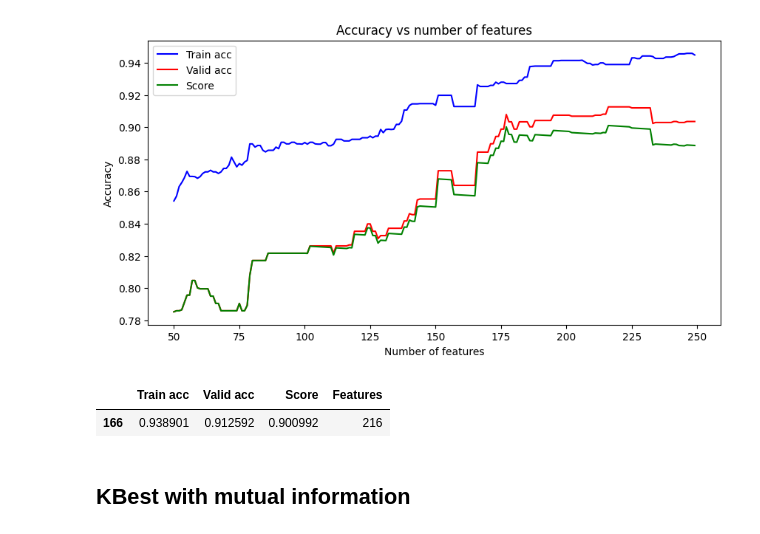
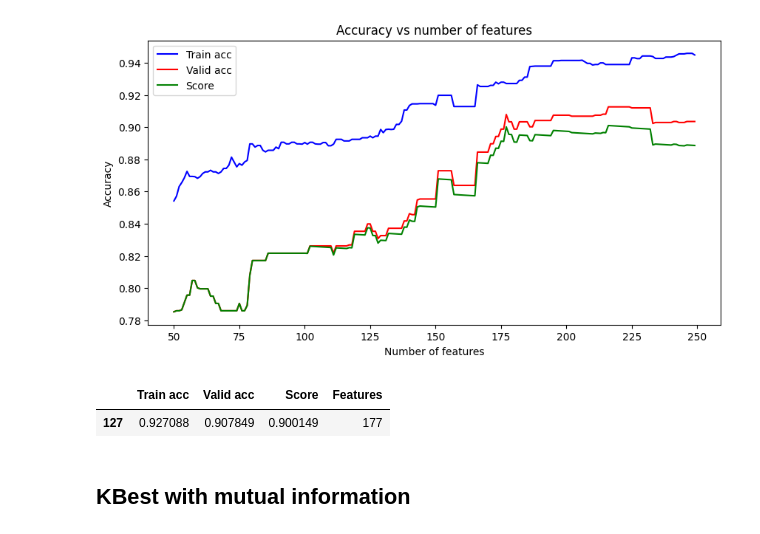
Before and after one commit to mstaczek/Feature-Selection-methods-project, a Jupyter notebook: sms_testing.ipynb, the cells around one changed output. Drawn from its saved outputs; the diff is of its cells as text; code cells hidden in the pictures.

```diff
--- a/sms_testing.ipynb
+++ b/sms_testing.ipynb
@@ -132,12 +138,12 @@ ax.legend()
 plt.show()
 # %% [output]
 [figure]
-# %%
-# best score:
-df[df['Score'] == df['Score'].max()]
-# %% [output]
-|  | Train acc | Valid acc | Score | Features |
-| 166 | 0.938901 | 0.912592 | 0.900992 | 216 |
+# %%
+# highest score among first 200 features
+df[df['Features'] < 200].sort_values(by='Score', ascending=False).head(1)
+# %% [output]
+|  | Train acc | Valid acc | Score | Features |
+| 127 | 0.927088 | 0.907849 | 0.900149 | 177 |
 # %% [markdown]
 ## KBest with mutual information
 # %%
```
Also changed, not shown: parts of 7 cells of this notebook, 3 other files.
